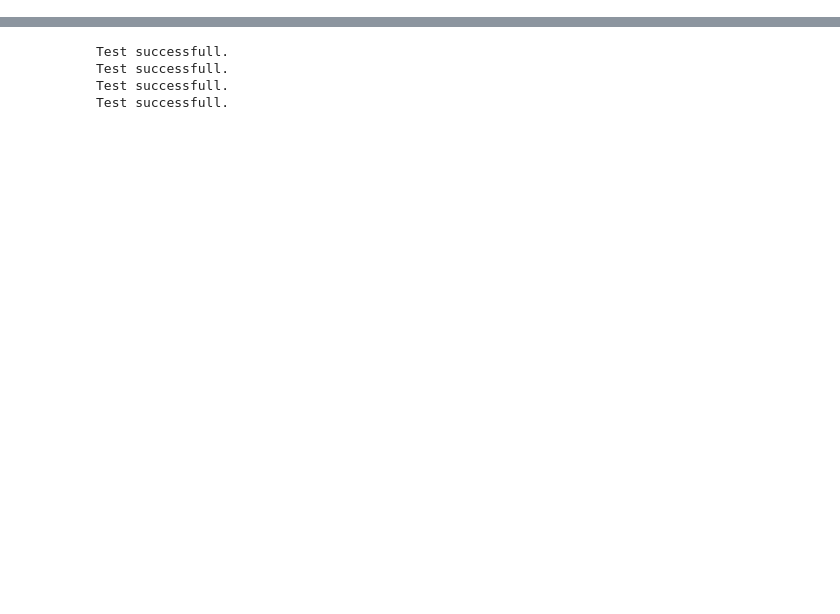
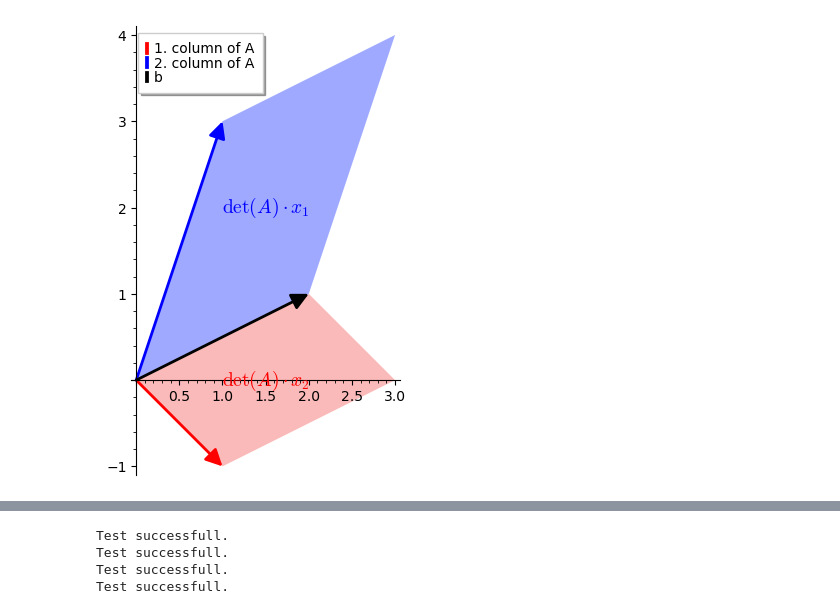
Before and after one commit to matematiflo/CompAssistedMath2024, a Jupyter notebook: Sage/StudentProjects/Lukas-Florian/Cramers_Rule.ipynb, the cells around one changed output, grey strips where cells are left out. Cells and saved outputs as stored; diff of their text form; code cells hidden in the pictures; blank space fills up the shorter version.

```diff
--- a/Sage/StudentProjects/Lukas-Florian/Cramers_Rule.ipynb
+++ b/Sage/StudentProjects/Lukas-Florian/Cramers_Rule.ipynb
@@ -114,0 +164,18 @@ Interactive function <function _ at 0x...> with 2 widgets
+# %%
+a1 = inputA.column(0)
+a2 = inputA.column(1)
+
+p = arrow2d([0, 0], a1, color='red', legend_label='1. column of A') + arrow2d([0, 0], a2, color='blue', legend_label='2. column of A') + arrow2d([0, 0], inputb, color='black', legend_label='b')
+
+if x != None:
+    area1 = polygon([[0, 0], a1, a1 + inputb, inputb], color='#fabab9')
+    area2 = polygon([[0, 0], a2, a2 + inputb, inputb], color='#9ea9ff')
+
+    text1 = text(r'$\det(A)\cdot x_2$', a1 + (inputb - a1) / 2, fontsize=14, color='red', horizontal_alignment='center')
+    text2 = text(r'$\det(A)\cdot x_1$', a2 + (inputb - a2) / 2, fontsize=14, color='blue', horizontal_alignment='center')
+
+    p = area1 + area2 + text1 + text2 + p
+
+show(plot(p))
+# %% [output]
+[figure, added]
```
Also changed, not shown: parts of 17 cells of this notebook.
